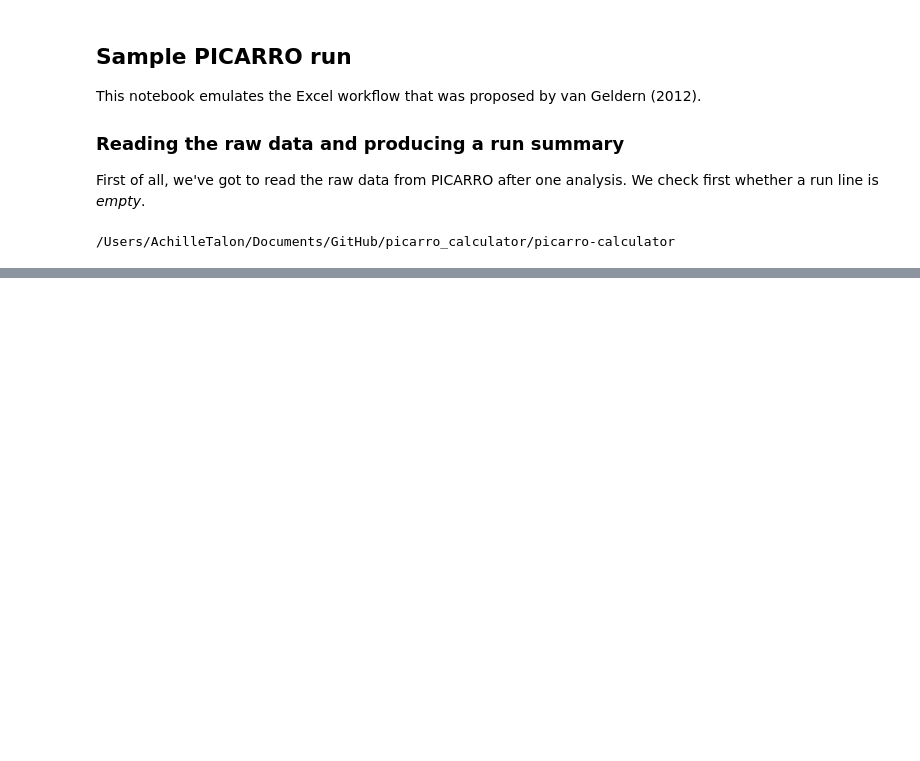
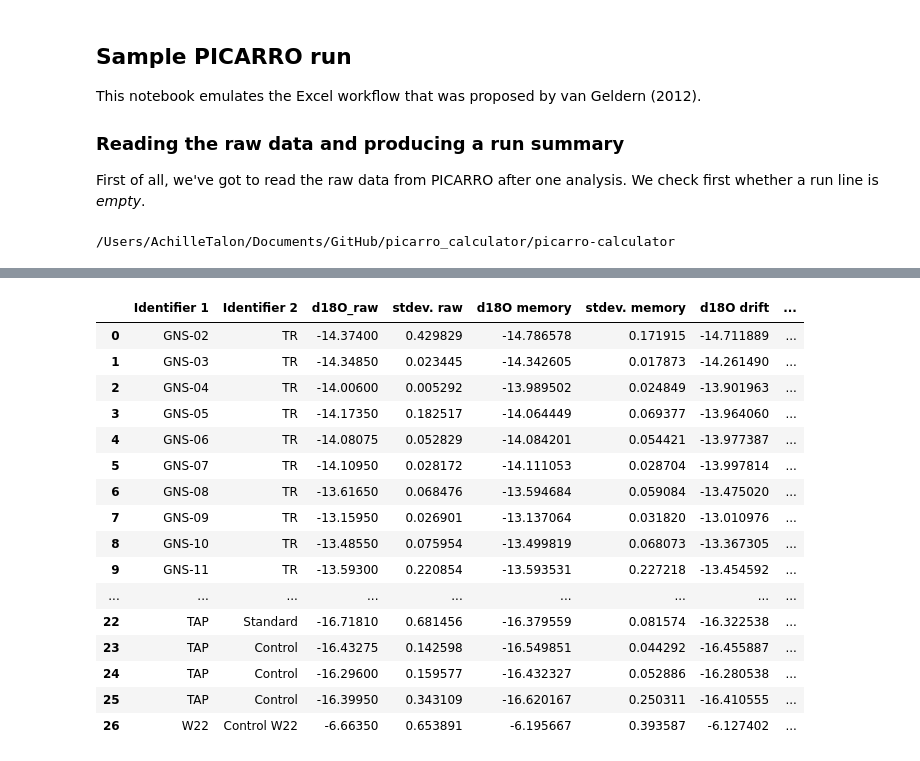
Before and after one commit to tr1813/picarro-calculator, a Jupyter notebook: ipynb/Sample_Run.ipynb, the cells around one changed output, grey strips where cells are left out. Cells and saved outputs as stored; diff of their text form; code cells hidden in the pictures; blank space fills up the shorter version.

```diff
--- a/ipynb/Sample_Run.ipynb
+++ b/ipynb/Sample_Run.ipynb
@@ -58,0 +57,20 @@ def SDfromCoeffs(x):
+# %%
+pica.getMeanSDs(d2H,isotope = "O")
+# %% [output]
+|  | Identifier 1 | Identifier 2 | d18O_raw | stdev. raw | d18O memory | stdev. memory | d18O drift | ... |
+| 0 | GNS-02 | TR | -14.37400 | 0.429829 | -14.786578 | 0.171915 | -14.711889 | ... |
+| 1 | GNS-03 | TR | -14.34850 | 0.023445 | -14.342605 | 0.017873 | -14.261490 | ... |
+| 2 | GNS-04 | TR | -14.00600 | 0.005292 | -13.989502 | 0.024849 | -13.901963 | ... |
+| 3 | GNS-05 | TR | -14.17350 | 0.182517 | -14.064449 | 0.069377 | -13.964060 | ... |
+| 4 | GNS-06 | TR | -14.08075 | 0.052829 | -14.084201 | 0.054421 | -13.977387 | ... |
+| 5 | GNS-07 | TR | -14.10950 | 0.028172 | -14.111053 | 0.028704 | -13.997814 | ... |
+| 6 | GNS-08 | TR | -13.61650 | 0.068476 | -13.594684 | 0.059084 | -13.475020 | ... |
+| 7 | GNS-09 | TR | -13.15950 | 0.026901 | -13.137064 | 0.031820 | -13.010976 | ... |
+| 8 | GNS-10 | TR | -13.48550 | 0.075954 | -13.499819 | 0.068073 | -13.367305 | ... |
+| 9 | GNS-11 | TR | -13.59300 | 0.220854 | -13.593531 | 0.227218 | -13.454592 | ... |
+| ... | ... | ... | ... | ... | ... | ... | ... | ... |
+| 22 | TAP | Standard | -16.71810 | 0.681456 | -16.379559 | 0.081574 | -16.322538 | ... |
+| 23 | TAP | Control | -16.43275 | 0.142598 | -16.549851 | 0.044292 | -16.455887 | ... |
+| 24 | TAP | Control | -16.29600 | 0.159577 | -16.432327 | 0.052886 | -16.280538 | ... |
+| 25 | TAP | Control | -16.39950 | 0.343109 | -16.620167 | 0.250311 | -16.410555 | ... |
+| 26 | W22 | Control W22 | -6.66350 | 0.653891 | -6.195667 | 0.393587 | -6.127402 | ... |
```
Also changed, not shown: parts of 10 cells of this notebook, 6 other files.
